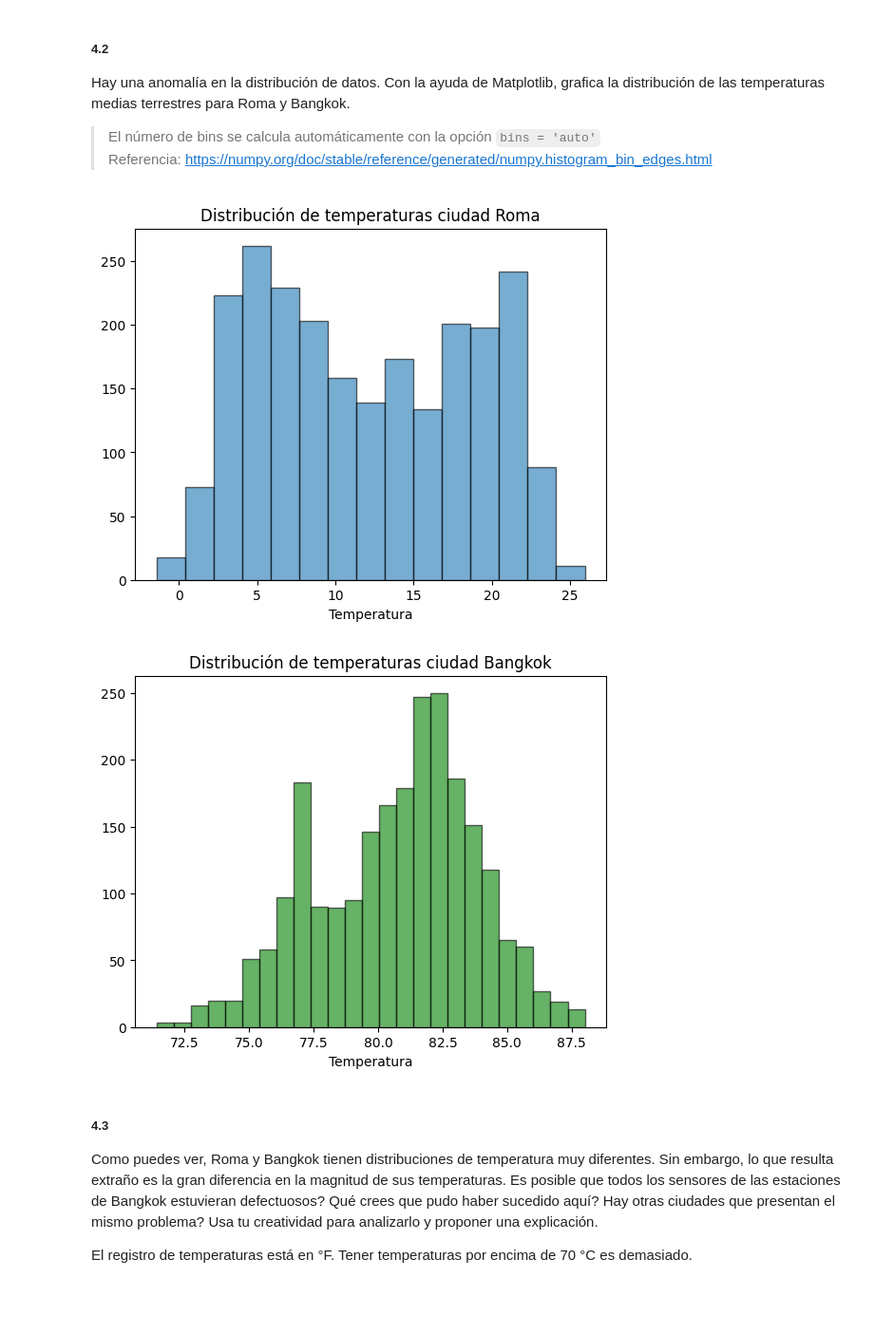
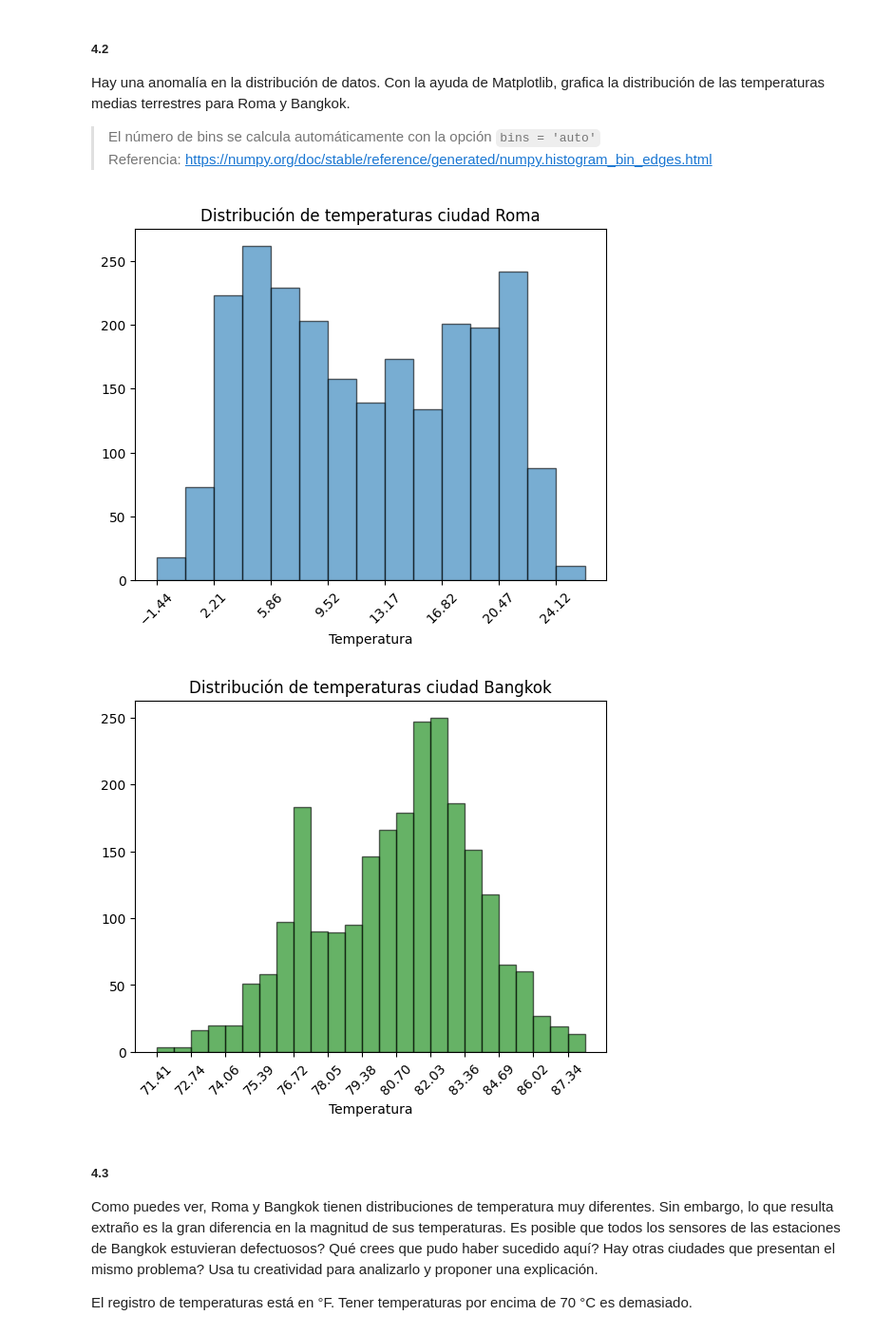
Before and after one commit to RodrigoRiveraRico/data_science_FCiencias, a Jupyter notebook: Clase_3/Clase_3.ipynb, the cells around one changed output. Shown at 95% size. Saved outputs shown, nothing was run; the diff lists cells and outputs as text; code cells hidden in the pictures; blank space fills up the shorter version.

```diff
--- a/Clase_3/Clase_3.ipynb
+++ b/Clase_3/Clase_3.ipynb
@@ -259,38 +259,42 @@ bangkok_idx = np.where(np.array(conjunto[3])=='Bangkok')[0]
 bangkok_temp = np.array(AverageTemperature_full)[bangkok_idx]
 
 
-''' General '''
+# ''' General '''
 # plt.figure(figsize=(5,5))
 # plt.hist(np.array(AverageTemperature_full)[np.where(np.array(conjunto[3])=='Rome')[0]], bins='auto')
 # plt.xticks(rotation=90)
 # plt.show()
 
 color = ('Black', 0.6)
-plt.hist(rome_temp, bins='auto', edgecolor=color[0], alpha=color[1])
+bins_rome = np.histogram_bin_edges(rome_temp, bins='auto')
+plt.hist(rome_temp, bins=bins_rome, edgecolor=color[0], alpha=color[1])
 plt.title('Distribución de temperaturas ciudad Roma')
 plt.xlabel('Temperatura')
+plt.xticks(bins_rome[::2], rotation=45)
 plt.show()
 
-plt.hist(bangkok_temp, bins='auto', color='green', edgecolor=color[0], alpha=color[1])
+bins_bangkok = np.histogram_bin_edges(bangkok_temp, bins='auto')
+plt.hist(bangkok_temp, bins=bins_bangkok, color='green', edgecolor=color[0], alpha=color[1])
 plt.title('Distribución de temperaturas ciudad Bangkok')
 plt.xlabel('Temperatura')
+plt.xticks(bins_bangkok[::2], rotation=45)
 plt.show()
 
 
 # fig, ax = plt.subplots(2,1,figsize=(10,6))
 # color = ('Black', 0.6)
 # ax[0].hist(rome_temp, bins='auto', edgecolor=color[0], alpha=color[1])
 # ax[0].set_title('Distribución de temperaturas ciudad Roma')
 # ax[0].set_xlabel('Temperatura')
 # ax[1].hist(bangkok_temp, bins='auto', color='green', edgecolor=color[0], alpha=color[1])
 # ax[1].set_title('Distribución de temperaturas ciudad Bangkok')
 # ax[1].set_xlabel('Temperatura')
 
 # plt.tight_layout(h_pad=5)
 # plt.show()
 # %% [output]
-[figure, old version]
+[figure, new version]
-[figure, old version]
+[figure, new version]
 # %% [markdown]
 ##### 4.3
 
```
Also changed, not shown: parts of 3 cells of this notebook.
